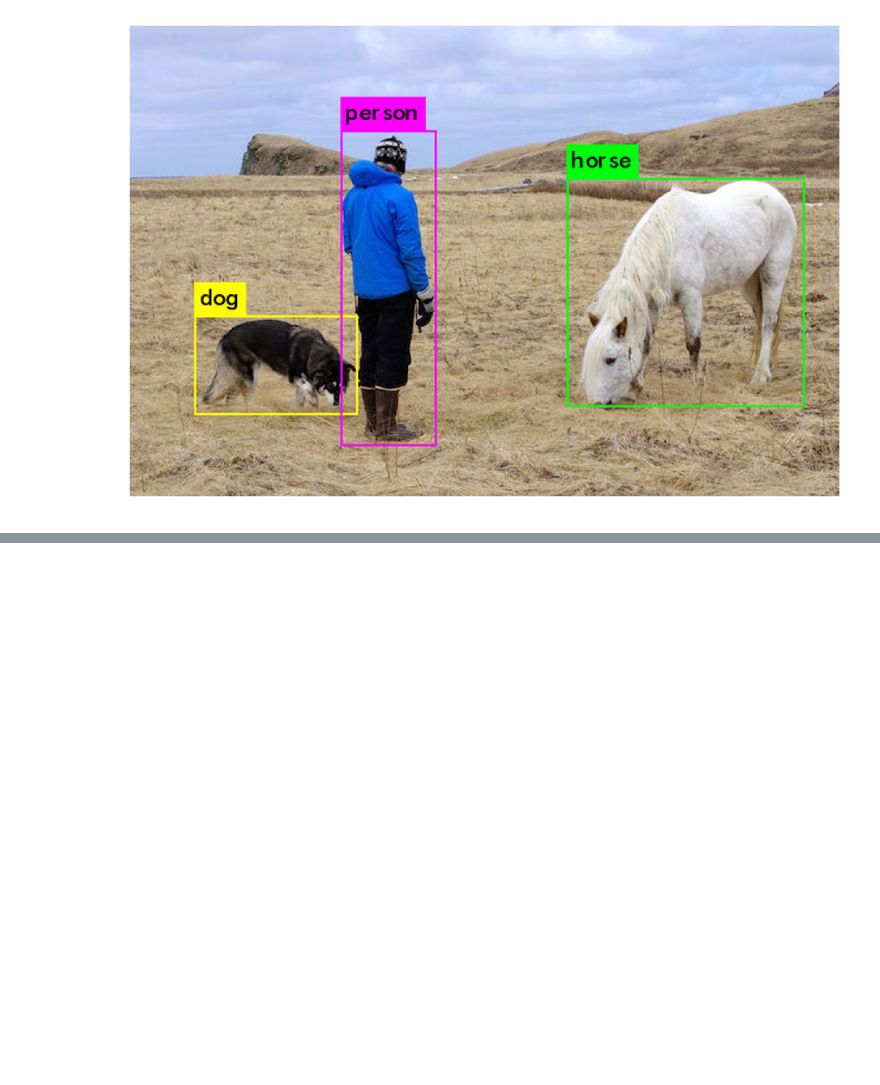
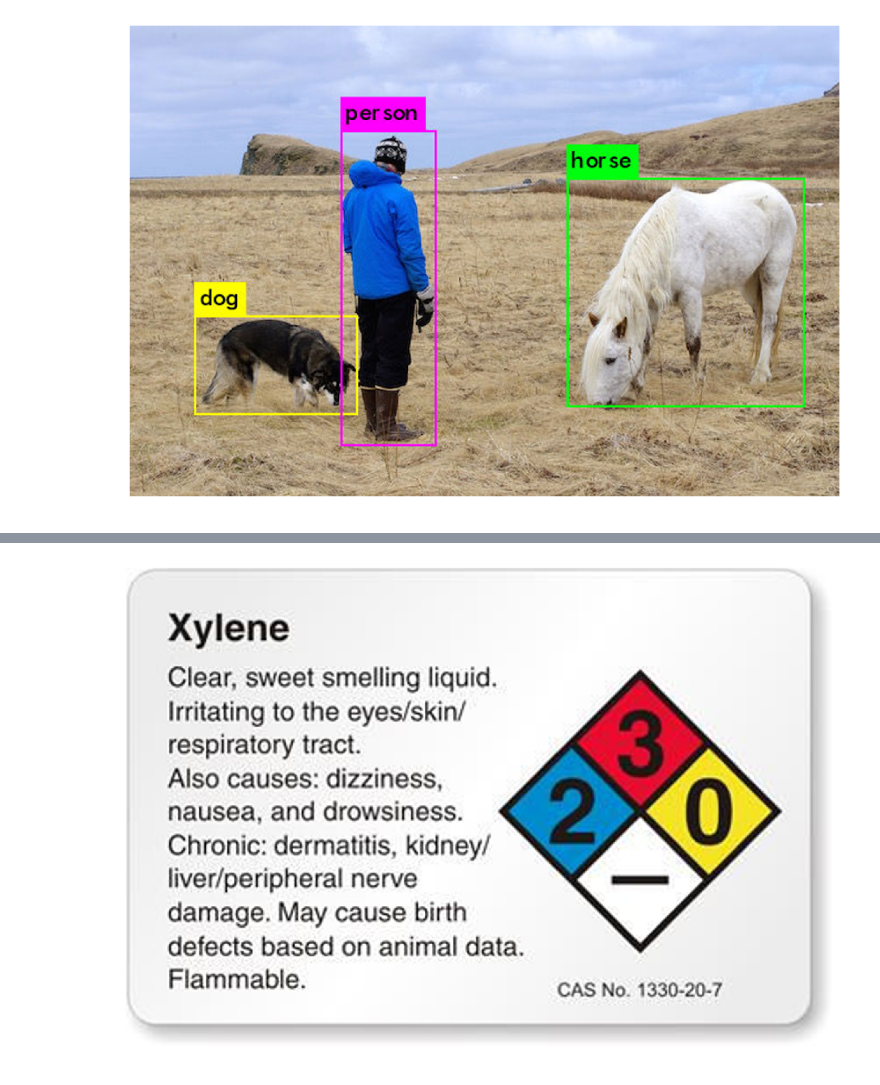
Before and after one commit to Selgan007/YOLO-Training, a Jupyter notebook: TestRun_YOLOv3.ipynb, the cells around one changed output, grey strips where cells are left out. Cells and saved outputs as stored; diff of their text form; code cells hidden in the pictures; blank space fills up the shorter version.

```diff
--- a/TestRun_YOLOv3.ipynb
+++ b/TestRun_YOLOv3.ipynb
@@ -188,0 +211,4 @@ Loaded: 0.000042 seconds
+# %%
+imShow('predictions.jpg')
+# %% [output]
+[figure, added]
```
Also changed, not shown: parts of 3 cells of this notebook.
